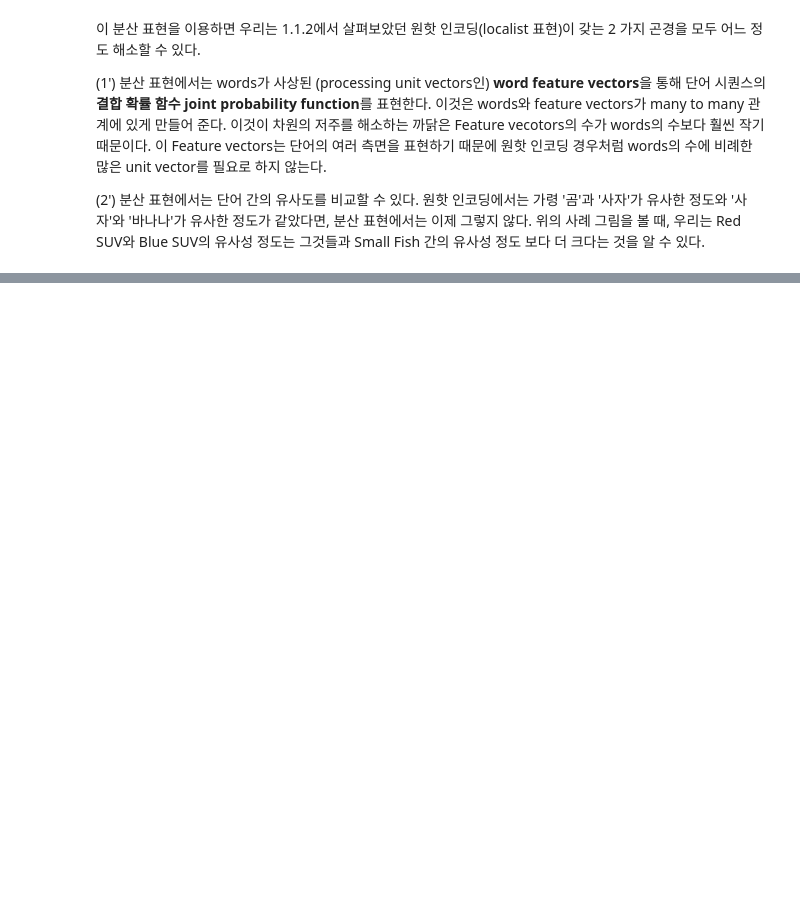
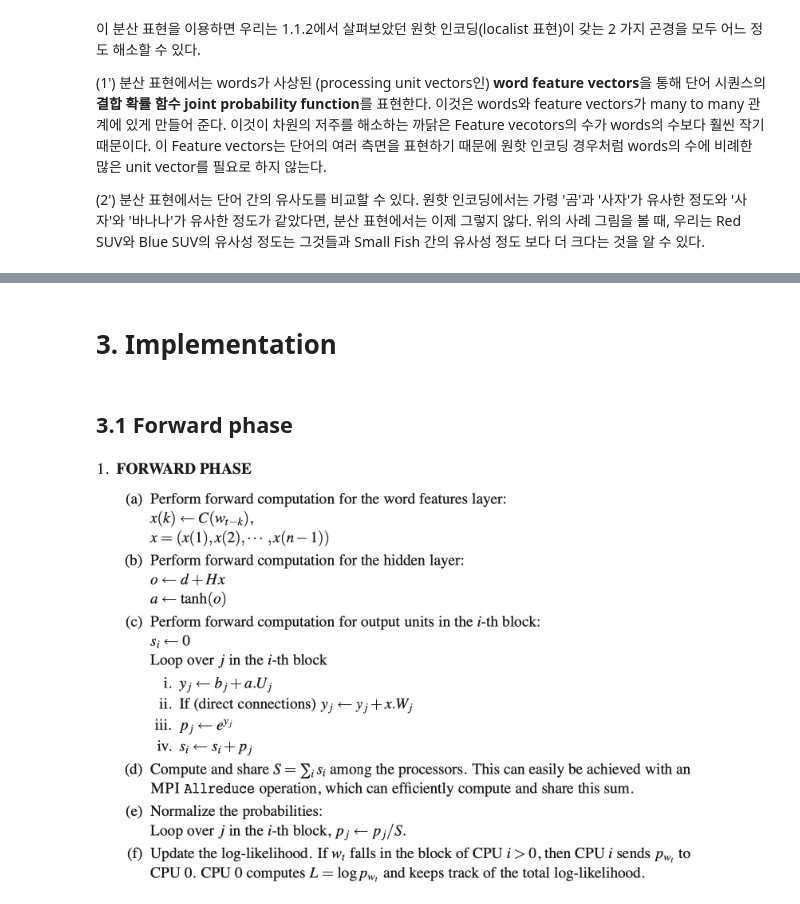
Before and after one commit to musicjae/NLP, a Jupyter notebook: NPLM(2003).ipynb, the cells around one changed output, grey strips where cells are left out. Drawn from its saved outputs; the diff is of its cells as text; code cells hidden in the pictures; blank space fills up the shorter version.

```diff
--- a/NPLM(2003).ipynb
+++ b/NPLM(2003).ipynb
@@ -70,0 +218,8 @@ print(result)
+# %% [markdown]
+# 3. Implementation
+# %% [markdown]
+## 3.1 Forward phase
+# %%
+Image('n3.png',width=600)
+# %% [output]
+[figure, added]
```
Also changed, not shown: parts of 31 cells of this notebook.
